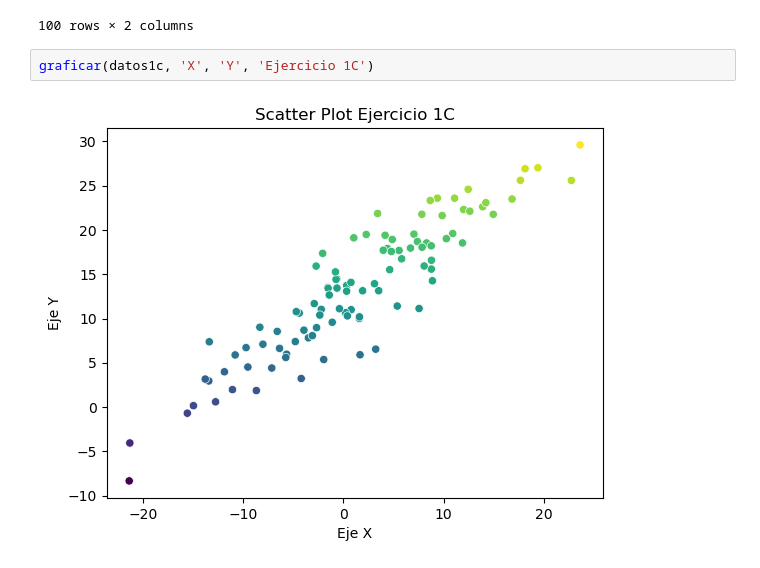
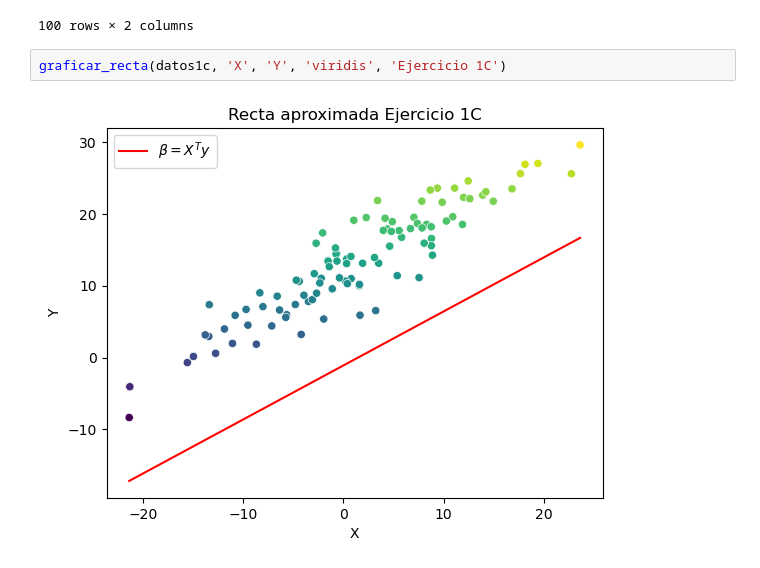
Before and after one commit to seremare9/tp1_metodos, a Jupyter notebook: codigo.ipynb, the cells around one changed output. Drawn from its saved outputs; the diff is of its cells as text.

```diff
--- a/codigo.ipynb
+++ b/codigo.ipynb
@@ -65,7 +96,7 @@ datos1c
 | 98 | -7.145026 | 4.407655 |
 | 99 | -9.524871 | 4.519737 |
 100 rows × 2 columns
-# %%
-graficar(datos1c, 'X', 'Y', 'Ejercicio 1C')
-# %% [output]
-[figure, removed]
+# %%
+graficar_recta(datos1c, 'X', 'Y', 'viridis', 'Ejercicio 1C')
+# %% [output]
+[figure, added]
```
Also changed, not shown: parts of 14 cells of this notebook.
